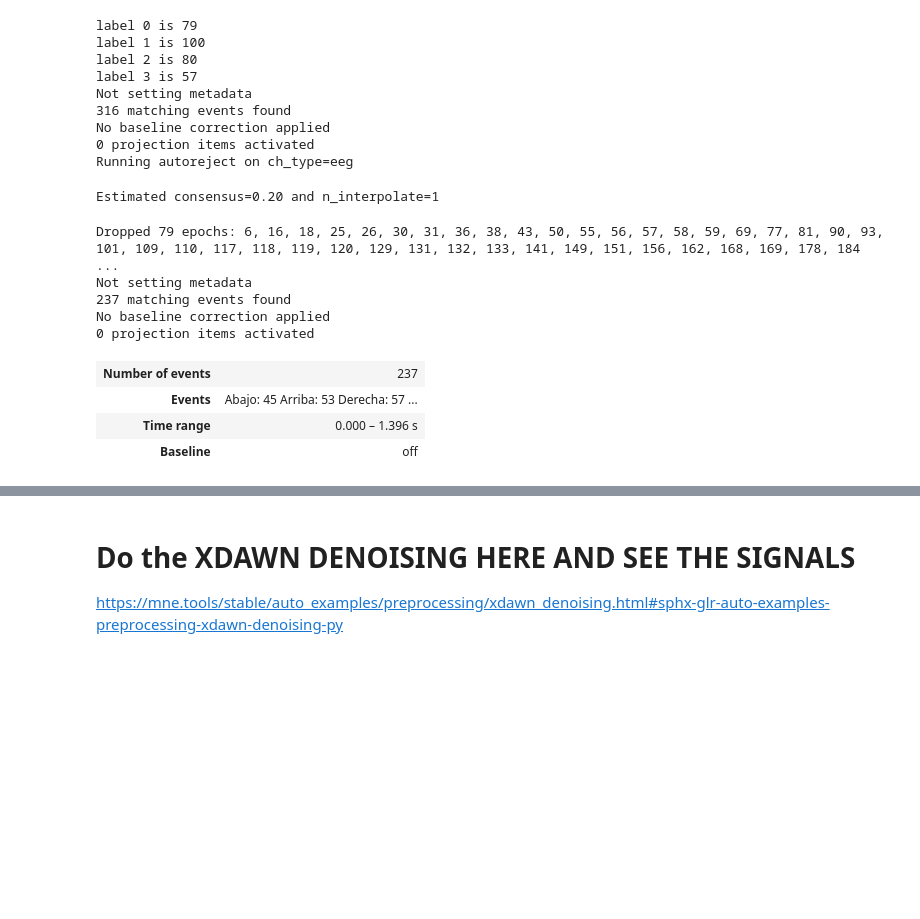
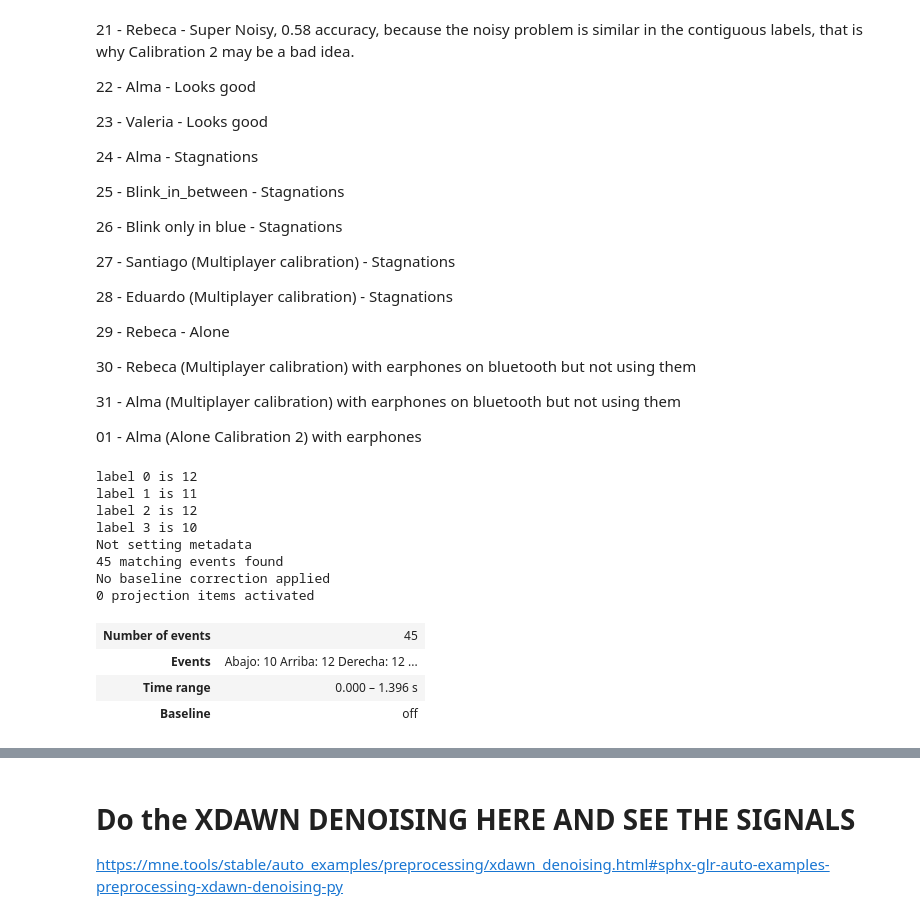
Before and after one commit to AlmaCuevas/BrainCommand, a Jupyter notebook: plot_ERP_BrainCommand.ipynb, the cells around one changed output, grey strips where cells are left out. Saved outputs shown, nothing was run; the diff lists cells and outputs as text; code cells hidden in the pictures; blank space fills up the shorter version.

Commit message:
add calibration 3 to game

```diff
--- a/plot_ERP_BrainCommand.ipynb
+++ b/plot_ERP_BrainCommand.ipynb
@@ -10,6 +10,30 @@ def indexes(l, chosen_key):
         if key == chosen_key:
             return value
 #indexes(labels, 0)
+# %% [markdown]
+21 - Rebeca - Super Noisy, 0.58 accuracy, because the noisy problem is similar in the contiguous labels, that is why Calibration 2 may be a bad idea.
+
+22 - Alma - Looks good
+
+23 - Valeria - Looks good
+
+24 - Alma - Stagnations
+
+25 - Blink_in_between - Stagnations
+
+26 - Blink only in blue - Stagnations
+
+27 - Santiago (Multiplayer calibration) - Stagnations
+
+28 - Eduardo (Multiplayer calibration) - Stagnations
+
+29 - Rebeca - Alone
+
+30 - Rebeca (Multiplayer calibration) with earphones on bluetooth but not using them
+
+31 - Alma (Multiplayer calibration) with earphones on bluetooth but not using them
+
+01 - Alma (Alone Calibration 2) with earphones
 # %%
 from mne import EpochsArray
 import numpy as np
@@ -27,7 +51,7 @@ dataset_info = {  # BrainCommand
                     '#_channels': 8,
                     'samples': 350,  # 250*1.4
                     'sample_rate': 250,
-                    'channels_names': ['C4', 'FC3', 'F5', 'C3', 'F7', 'Cz', 'P3', 'C5'],  # This is from the original Unicorn cap
+                    'channels_names': ['C4', 'FC3', 'F5', 'C3', 'F7', 'Cz', 'P3', 'C5'],
                     'subjects': 0,  # PENDING
                     'total_trials': 0,  # VARIABLE SINCE THE SUBJECT HAS TOTAL CONTROL OF HOW MANY MOVEMENTS THEY WANT TO DO
                     }
@@ -99,49 +123,42 @@ def braincommand_dataset_loader(game_mode: str, subject_id: int):
 
     x_array = np.array(x_list[1:]) # trials, time, channels
     x_array = x_array[:, :, :-9] # The last channels are accelerometer (x3), gyroscope (x3), validity, battery and counter
     x_array = np.transpose(x_array, (0, 2, 1))
     x_array = signal.detrend(x_array)
-    x_array, label = convert_to_epochs(x_array, label)
+    #x_array, label = convert_to_epochs(x_array, label)
     x_array = data_normalization(x_array)
     return x_array, label
 
 
-subject_id = 22
+subject_id = 3
 game_mode = 'calibration2'
 event_dict = {'Arriba': 2, 'Abajo': 3, 'Derecha': 0,'Izquierda': 1}
 
 data, labels = braincommand_dataset_loader(game_mode, subject_id)
 
 
 events = np.column_stack((
     np.arange(0, dataset_info['sample_rate'] * data.shape[0], dataset_info['sample_rate']),
     np.zeros(len(labels), dtype=int),
     np.array(labels),
 ))
 
 epochs = EpochsArray(data, info=mne.create_info(
                         sfreq=dataset_info['sample_rate'], ch_types='eeg', ch_names=dataset_info['channels_names']), events=events,
                      event_id=event_dict)
 montage = mne.channels.make_standard_montage('standard_1020')
 epochs.set_montage(montage)
 # %% [output]
-label 0 is 79
-label 1 is 100
-label 2 is 80
-label 3 is 57
+label 0 is 12
+label 1 is 11
+label 2 is 12
+label 3 is 10
 Not setting metadata
-316 matching events found
+45 matching events found
 No baseline correction applied
 0 projection items activated
-Running autoreject on ch_type=eeg
-Estimated consensus=0.20 and n_interpolate=1
-Dropped 79 epochs: 6, 16, 18, 25, 26, 30, 31, 36, 38, 43, 50, 55, 56, 57, 58, 59, 69, 77, 81, 90, 93, 101, 109, 110, 117, 118, 119, 120, 129, 131, 132, 133, 141, 149, 151, 156, 162, 168, 169, 178, 184 ...
-Not setting metadata
-237 matching events found
-No baseline correction applied
-0 projection items activated
-| Number of events | 237 |
-| Events | Abajo: 45 Arriba: 53 Derecha: 57 ... |
+| Number of events | 45 |
+| Events | Abajo: 10 Arriba: 12 Derecha: 12 ... |
 | Time range | 0.000 – 1.396 s |
 | Baseline | off |
 # %%
```
Also changed, not shown: parts of 7 cells of this notebook, 2 other files.
